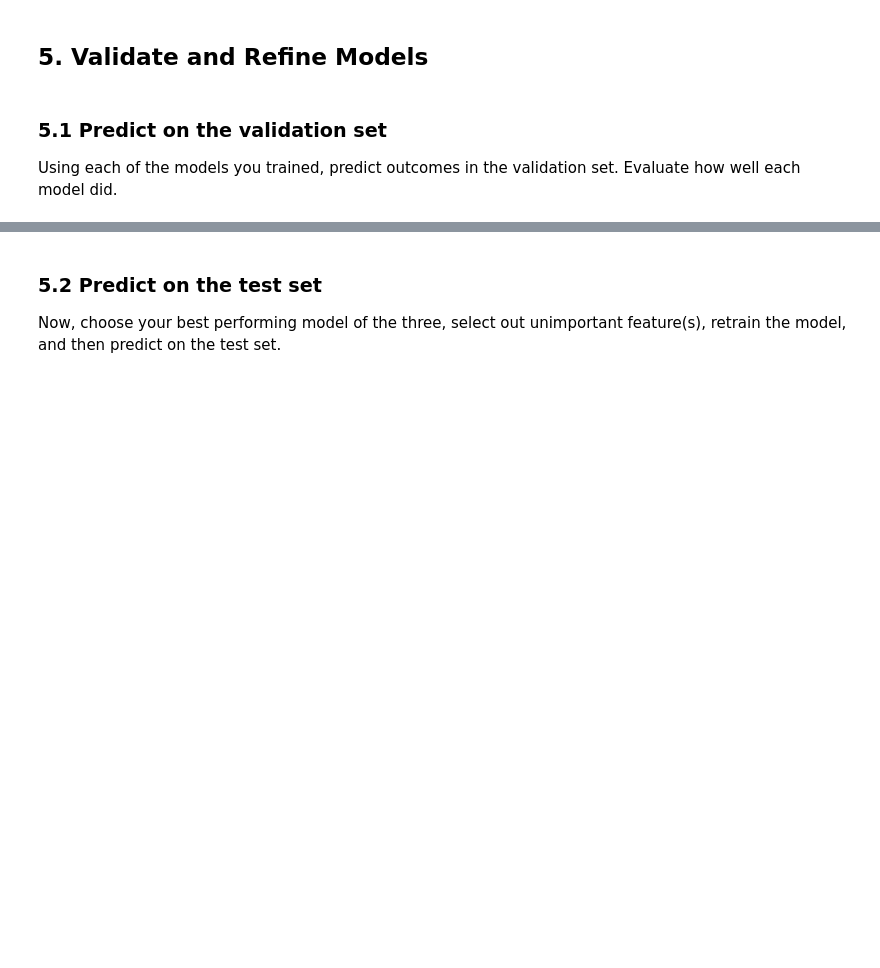
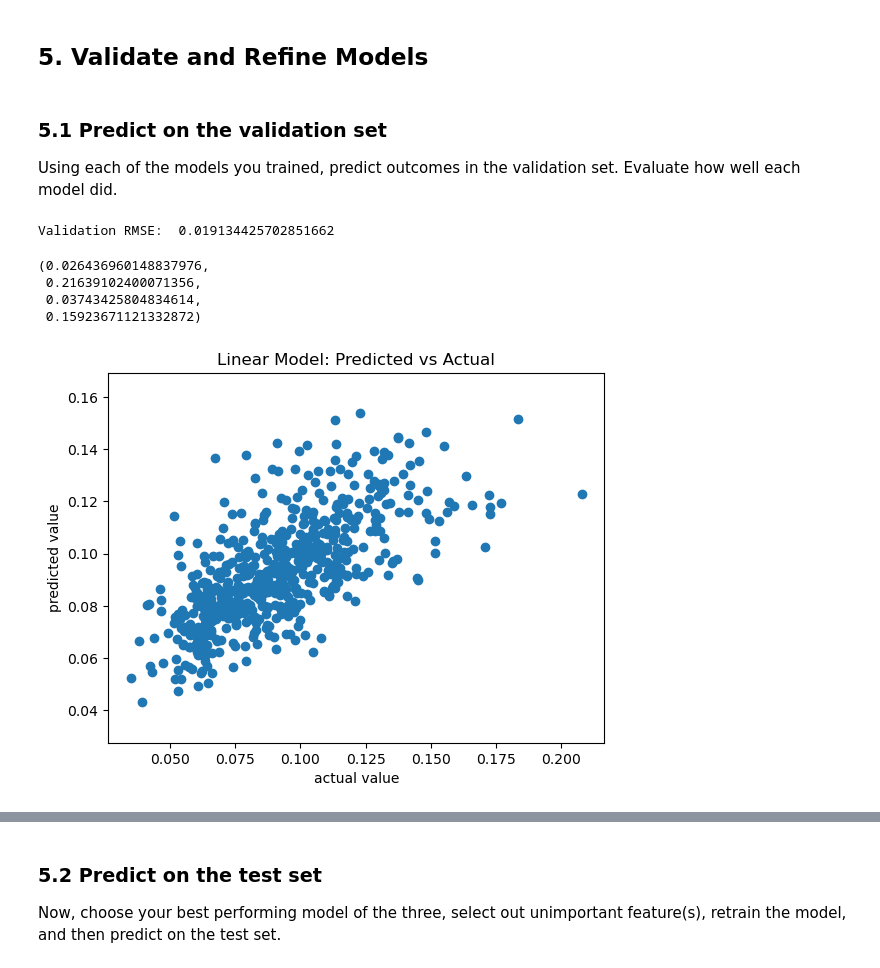
Before and after one commit to kylee-hoffman/computational_social_science_projects, a Jupyter notebook: project_2/Project 2 Students.ipynb, the cells around one changed output, grey strips where cells are left out. Cells and saved outputs as stored; diff of their text form; code cells hidden in the pictures; blank space fills up the shorter version.

```diff
--- a/project_2/Project 2 Students.ipynb
+++ b/project_2/Project 2 Students.ipynb
@@ -430,7 +484,10 @@ X_train, X_test, y_train, y_test = train_test_split(...,                 # speci
 #-----------
 
 # train_test_split returns 4 values: X_train, X_test, y_train, y_test, so how do we create a 60-20-20 train-validate-test split?
-X_train, X_validate, y_train, y_validate =  ______
+X_train, X_validate, y_train, y_validate =  train_test_split(X_train,    # specify training dataset
+                                                    y_train,             # specify test dataset
+                                                    train_size=0.75,     # specify proportional split for training
+                                                    test_size=0.25)      # specify proportional split for test
 # %%
 #
 # Standardization
@@ -480,3 +553,22 @@ Train each model in the training set, and be sure to tune hyperparameters if app
 #
 # Model 1 training
 #-----------
+
+lin_reg = LinearRegression()                                 # create model
+
+lin_model = lin_reg.fit(X_train, y_train)                    # fit the model
+
+lin_reg_data = pd.DataFrame([lin_model.coef_, X.columns]).T  # create a dataframe from the estimates
+lin_reg_data.columns = ['Coefficient', 'Feature']
+# %%
+# tuning hyperparameters
+param_grid = {'fit_intercept': [True, False]}           # use dictionary for tuning
+
+# execute the grid search
+lin_grid_reg = GridSearchCV(estimator  = lin_reg,
+                            param_grid = param_grid,   # parameters to be searched
+                            cv=3)                      # 3-fold cross-validation
+
+lin_grid_reg.fit(X_train, y_train)                     # fit tuning on training data
+
+best_index = np.argmax(lin_grid_reg.cv_results_["mean_test_score"])  # find the best performing model
@@ -497,7 +659,30 @@ Train each model in the training set, and be sure to tune hyperparameters if app
 # %% [markdown]
 ### 5.1 Predict on the validation set
 Using each of the models you trained, predict outcomes in the validation set. Evaluate how well each model did.
+# %%
+# create function to calculate the root mean squared errror
+def rmse(pred, actual):
+    return np.sqrt(np.mean((pred - actual) ** 2))
 # %%
 #
-# Predict on validation data
+# Predict on validation data with linear model
 #-----------
+# select the best model to predict on validation dataset
+best_lin_pred = lin_grid_reg.best_estimator_.predict(X_validate)
+
+# results
+print('Validation RMSE: ', rmse(best_lin_pred, y_validate))
+
+# plot the residuals on a scatter plot
+plt.scatter(y_validate, best_lin_pred)               # specify x and y of the scatter plot
+plt.title('Linear Model: Predicted vs Actual')       # specify plot title
+plt.xlabel('actual value')                           # specify x-axis label
+plt.ylabel('predicted value')                        # specify y-axis label
+plt.axis('equal')
+# %% [output]
+Validation RMSE:  0.019134425702851662
+(0.026436960148837976,
+ 0.21639102400071356,
+ 0.03743425804834614,
+ 0.15923671121332872)
+[figure, added]
```
Also changed, not shown: parts of 38 cells of this notebook, 2 other files.
